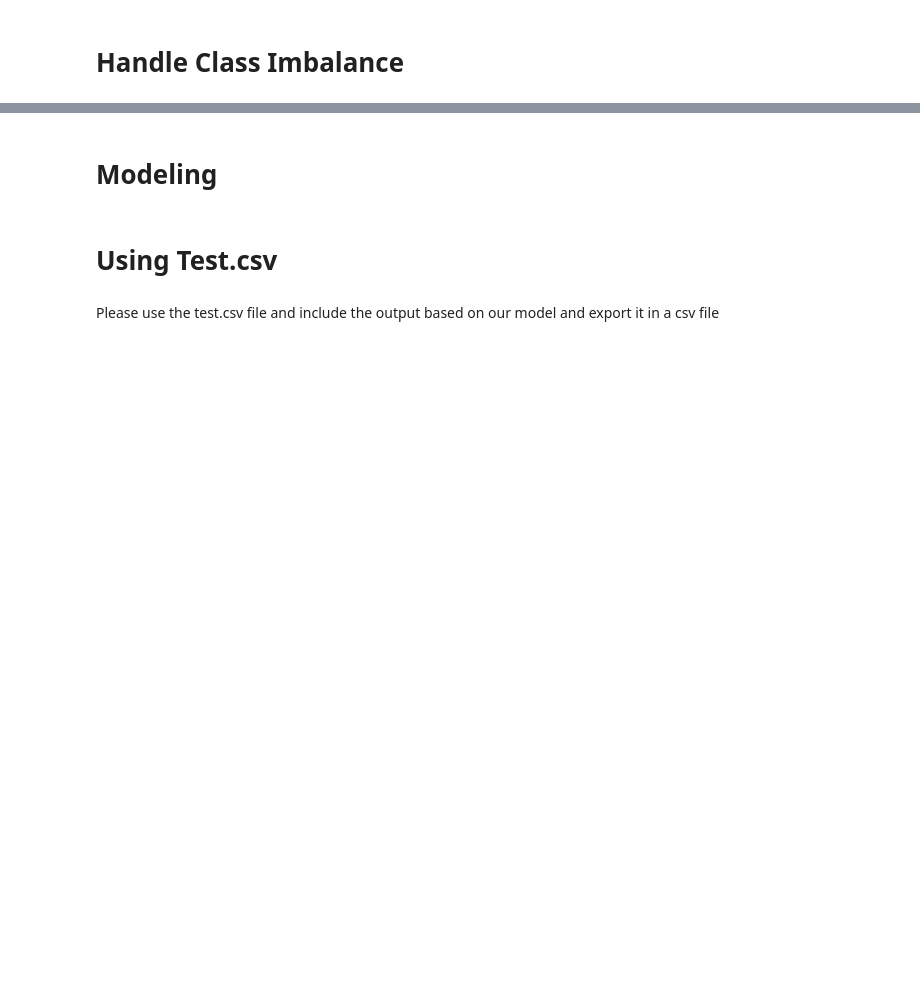
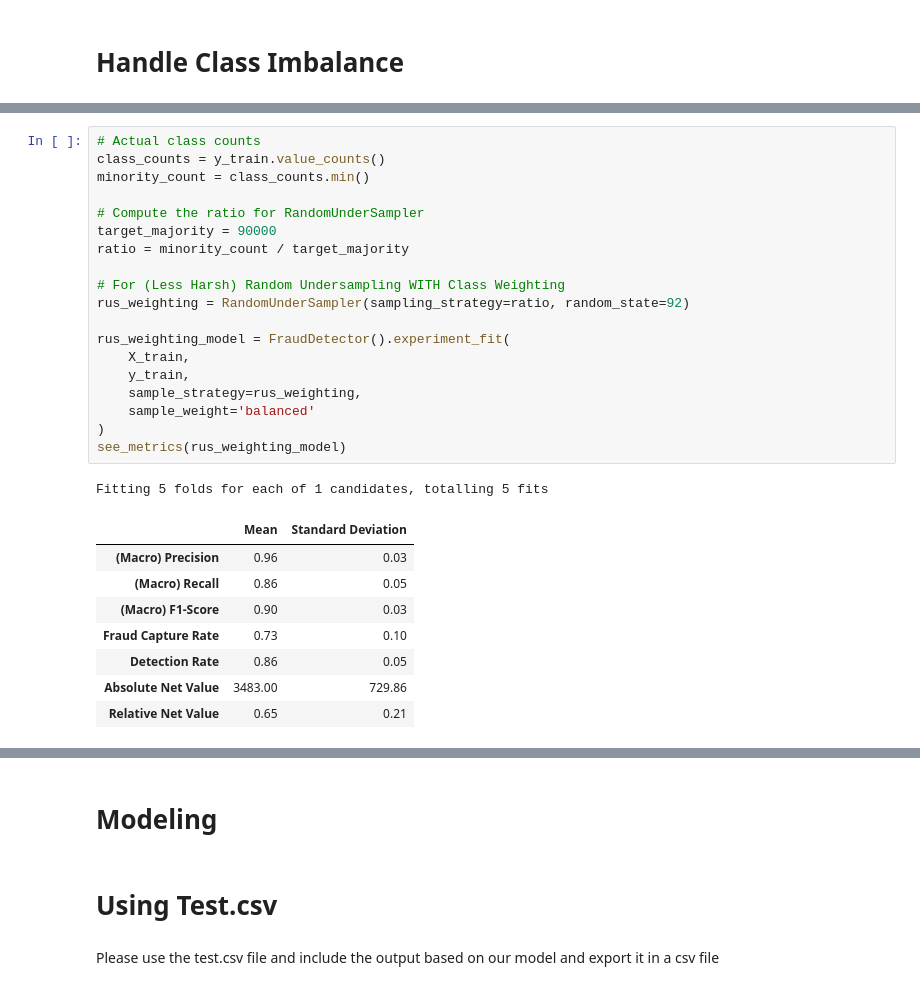
Before and after one commit to BSDSBA-JF/ML-II-Labs, a Jupyter notebook: 01/01-lab-materials/MAIN-LT 7-Lab 1.ipynb, the cells around one changed output, grey strips where cells are left out. Drawn from its saved outputs; the diff is of its cells as text; blank space fills up the shorter version.

Commit message:
Ran the models

```diff
--- a/01/01-lab-materials/MAIN-LT 7-Lab 1.ipynb
+++ b/01/01-lab-materials/MAIN-LT 7-Lab 1.ipynb
@@ -576,0 +570,29 @@ Fitting 5 folds for each of 1 candidates, totalling 5 fits
+# %%
+# Actual class counts
+class_counts = y_train.value_counts()
+minority_count = class_counts.min()
+
+# Compute the ratio for RandomUnderSampler
+target_majority = 90000
+ratio = minority_count / target_majority
+
+# For (Less Harsh) Random Undersampling WITH Class Weighting
+rus_weighting = RandomUnderSampler(sampling_strategy=ratio, random_state=92)
+
+rus_weighting_model = FraudDetector().experiment_fit(
+    X_train,
+    y_train,
+    sample_strategy=rus_weighting,
+    sample_weight='balanced'
+)
+see_metrics(rus_weighting_model)
+# %% [output]
+Fitting 5 folds for each of 1 candidates, totalling 5 fits
+|  | Mean | Standard Deviation |
+| (Macro) Precision | 0.96 | 0.03 |
+| (Macro) Recall | 0.86 | 0.05 |
+| (Macro) F1-Score | 0.90 | 0.03 |
+| Fraud Capture Rate | 0.73 | 0.10 |
+| Detection Rate | 0.86 | 0.05 |
+| Absolute Net Value | 3483.00 | 729.86 |
+| Relative Net Value | 0.65 | 0.21 |
```
Also changed, not shown: parts of 13 cells of this notebook.
